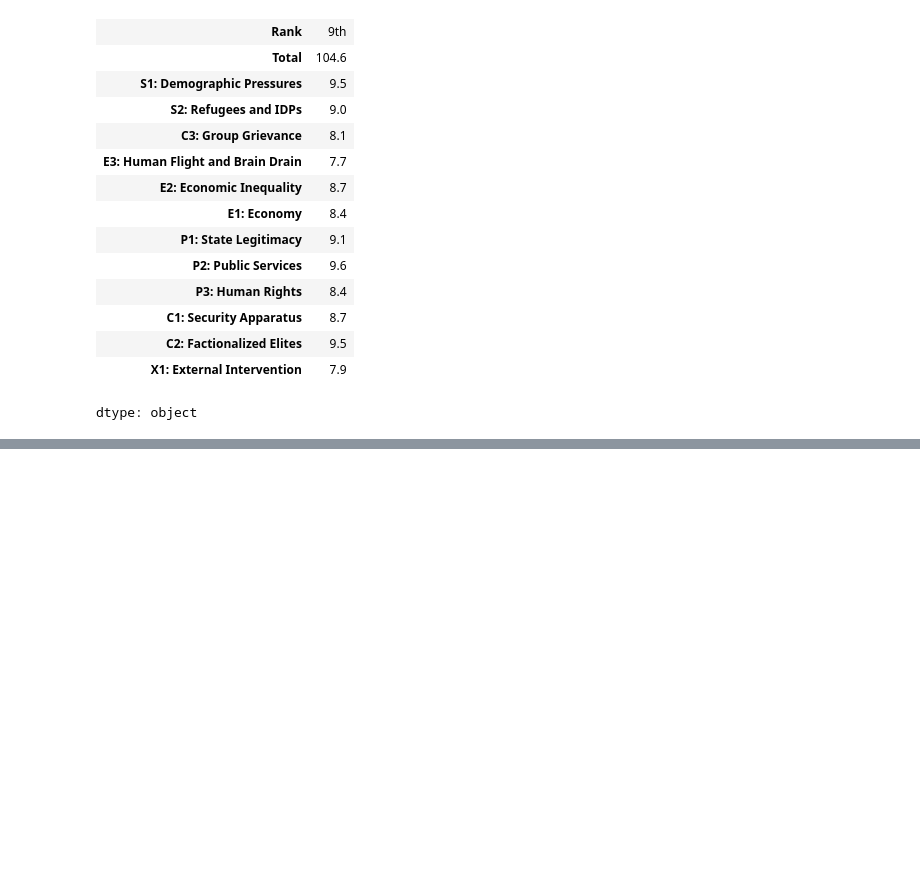
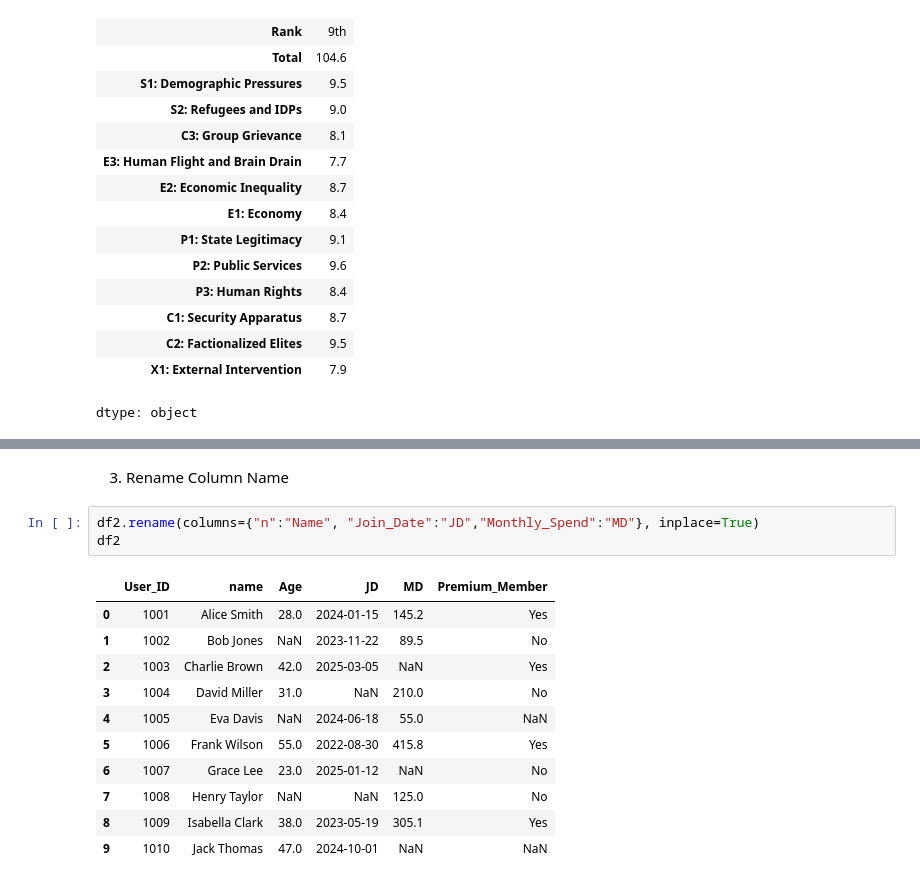
Before and after one commit to MohdAffan27/AI-Learning-Journey, a Jupyter notebook: 03_PANDAS/PandasTutorial.ipynb, the cells around one changed output, grey strips where cells are left out. Drawn from its saved outputs; the diff is of its cells as text; blank space fills up the shorter version.

```diff
--- a/03_PANDAS/PandasTutorial.ipynb
+++ b/03_PANDAS/PandasTutorial.ipynb
@@ -190,0 +237,17 @@ dtype: object
+# %% [markdown]
+3. Rename Column Name
+# %%
+df2.rename(columns={"n":"Name", "Join_Date":"JD","Monthly_Spend":"MD"}, inplace=True)
+df2
+# %% [output]
+|  | User_ID | name | Age | JD | MD | Premium_Member |
+| 0 | 1001 | Alice Smith | 28.0 | 2024-01-15 | 145.2 | Yes |
+| 1 | 1002 | Bob Jones | NaN | 2023-11-22 | 89.5 | No |
+| 2 | 1003 | Charlie Brown | 42.0 | 2025-03-05 | NaN | Yes |
+| 3 | 1004 | David Miller | 31.0 | NaN | 210.0 | No |
+| 4 | 1005 | Eva Davis | NaN | 2024-06-18 | 55.0 | NaN |
+| 5 | 1006 | Frank Wilson | 55.0 | 2022-08-30 | 415.8 | Yes |
+| 6 | 1007 | Grace Lee | 23.0 | 2025-01-12 | NaN | No |
+| 7 | 1008 | Henry Taylor | NaN | NaN | 125.0 | No |
+| 8 | 1009 | Isabella Clark | 38.0 | 2023-05-19 | 305.1 | Yes |
+| 9 | 1010 | Jack Thomas | 47.0 | 2024-10-01 | NaN | NaN |
```
Also changed, not shown: parts of 14 cells of this notebook.
